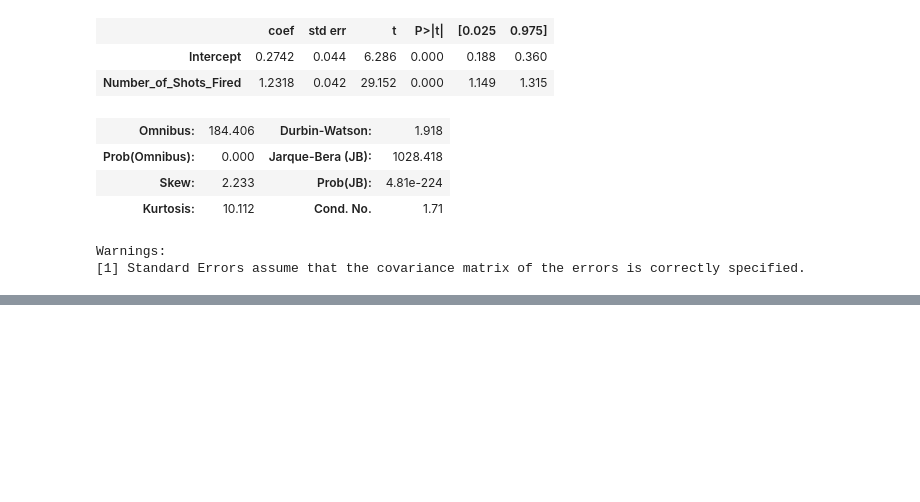
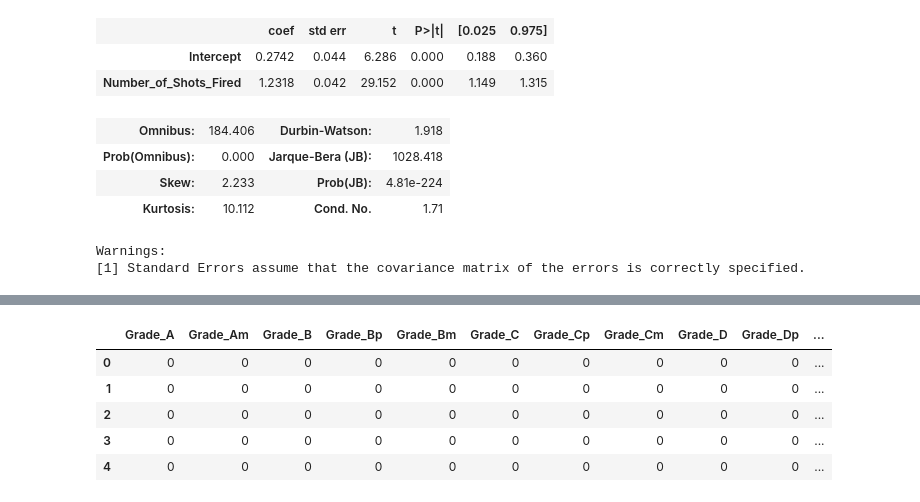
Before and after one commit to loisr/Mod-2-Project, a Jupyter notebook: Reshaped Data.ipynb, the cells around one changed output, grey strips where cells are left out. Drawn from its saved outputs; the diff is of its cells as text; code cells hidden in the pictures; blank space fills up the shorter version.

```diff
--- a/Reshaped Data.ipynb
+++ b/Reshaped Data.ipynb
@@ -299,0 +298,9 @@ Warnings:
+# %%
+grade_dummy.head()
+# %% [output]
+|  | Grade_A | Grade_Am | Grade_B | Grade_Bp | Grade_Bm | Grade_C | Grade_Cp | Grade_Cm | Grade_D | Grade_Dp | ... |
+| 0 | 0 | 0 | 0 | 0 | 0 | 0 | 0 | 0 | 0 | 0 | ... |
+| 1 | 0 | 0 | 0 | 0 | 0 | 0 | 0 | 0 | 0 | 0 | ... |
+| 2 | 0 | 0 | 0 | 0 | 0 | 0 | 0 | 0 | 0 | 0 | ... |
+| 3 | 0 | 0 | 0 | 0 | 0 | 0 | 0 | 0 | 0 | 0 | ... |
+| 4 | 0 | 0 | 0 | 0 | 0 | 0 | 0 | 0 | 0 | 0 | ... |
```
Also changed, not shown: parts of 9 cells of this notebook.
